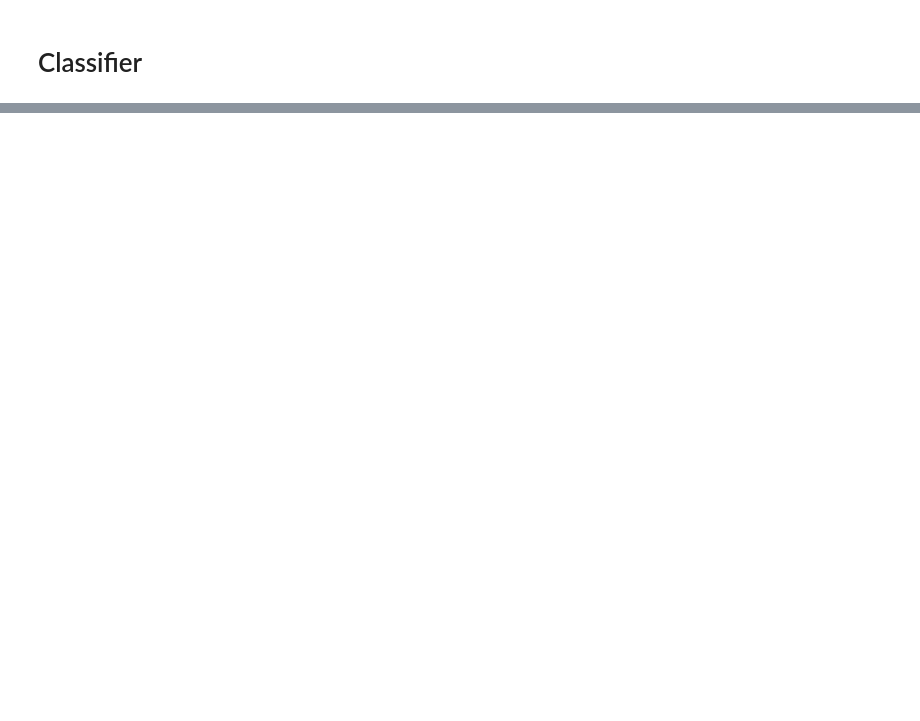
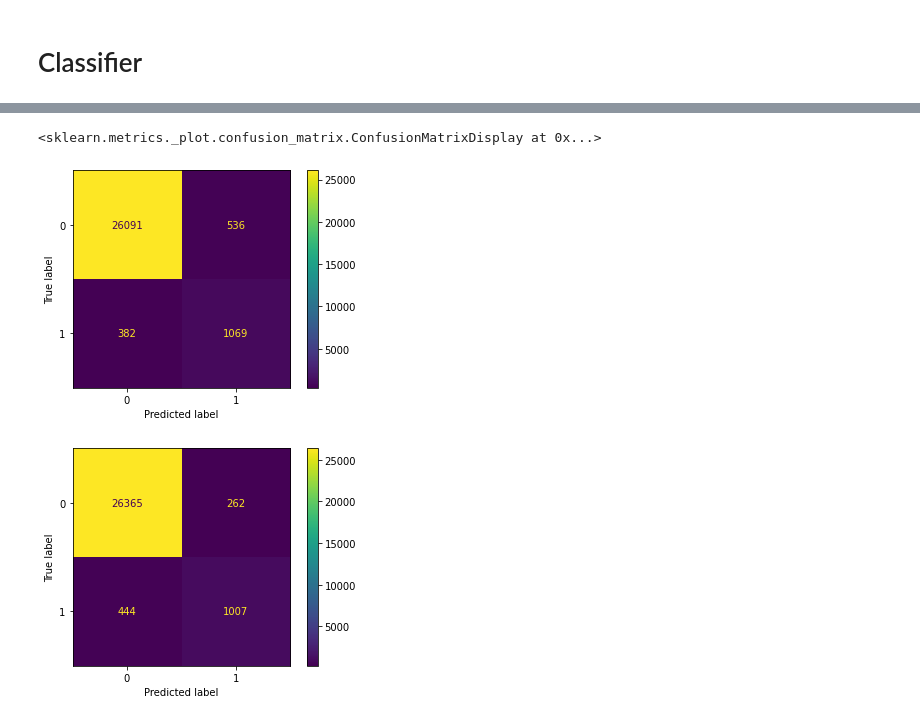
Before and after one commit to DebGil/COM9071-1, a Jupyter notebook: deborah_gil_R00183608.ipynb, the cells around one changed output, grey strips where cells are left out. Cells and saved outputs as stored; diff of their text form; code cells hidden in the pictures; blank space fills up the shorter version.

```diff
--- a/deborah_gil_R00183608.ipynb
+++ b/deborah_gil_R00183608.ipynb
@@ -347,0 +561,5 @@ Confusion Matrix Balanced [[26574    53]
+# %%
+from sklearn import model_selection
+
+X_train_3, X_test_3, y_train_3, y_test_3 = model_selection.train_test_split(data_features, data_labels, test_size=0.4, random_state=183608)
+print()
@@ -347,0 +639,11 @@ Confusion Matrix Balanced [[26574    53]
+# %%
+
+from sklearn.metrics import ConfusionMatrixDisplay
+
+ConfusionMatrixDisplay.from_predictions(y_test_3, predictions_knn_balanced_3)
+
+ConfusionMatrixDisplay.from_predictions(y_test_3, predictions_knn_imbalanced_3)
+# %% [output]
+<sklearn.metrics._plot.confusion_matrix.ConfusionMatrixDisplay at 0x...>
+[figure, added]
+[figure, added]
```
Also changed, not shown: parts of 18 cells of this notebook, 16 other files.
